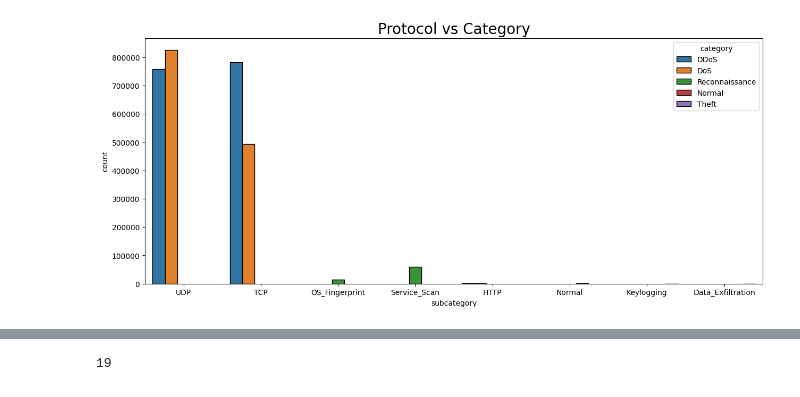
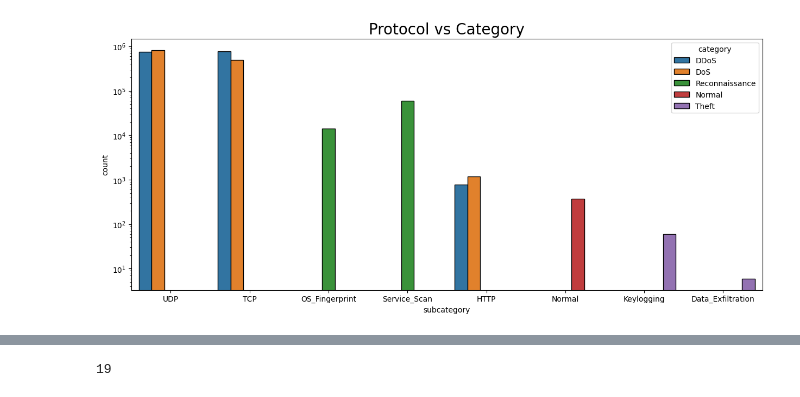
Before and after one commit to binodmx/iot-hids-pg, a Jupyter notebook: bot-iot.ipynb, the cells around one changed output, grey strips where cells are left out. Cells and saved outputs as stored; diff of their text form; code cells hidden in the pictures.

```diff
--- a/bot-iot.ipynb
+++ b/bot-iot.ipynb
@@ -20,4 +12,4 @@ display(img)
 # %%
 import pandas as pd
 
-df = pd.read_csv('C:/Users/S4025371/OneDrive - RMIT University/Repositories/llm/data/bot-iot-dataset/5%/10-best features/10-best Training-Testing split/UNSW_2018_IoT_Botnet_Final_10_best_Training.csv')
+df = pd.read_csv('C:/Users/S4025371/OneDrive - RMIT University/Repositories/llm/data/bot-iot/Bot-IoT_Dataset/Dataset/5%/10-best features/10-best Training-Testing split/UNSW_2018_IoT_Botnet_Final_10_best_Training.csv')
@@ -24,13 +25,14 @@ df = pd.read_csv('C:/Users/S4025371/OneDrive - RMIT University/Repositories/llm/
 # %%
 import matplotlib.pyplot as plt
 import seaborn as sns
 
 plt.figure(figsize=(15, 6))
 sns.countplot(data=df, x='subcategory', hue='category', edgecolor='black', linewidth=1)
+plt.yscale('log')
 plt.title('Protocol vs Category', fontsize=20)
 plt.show()
 # %% [output]
-[figure, old version]
+[figure, new version]
 # %%
 import plotly.express as px
 import plotly.graph_objects as go
```
Also changed, not shown: parts of 22 cells of this notebook, 36 other files.
